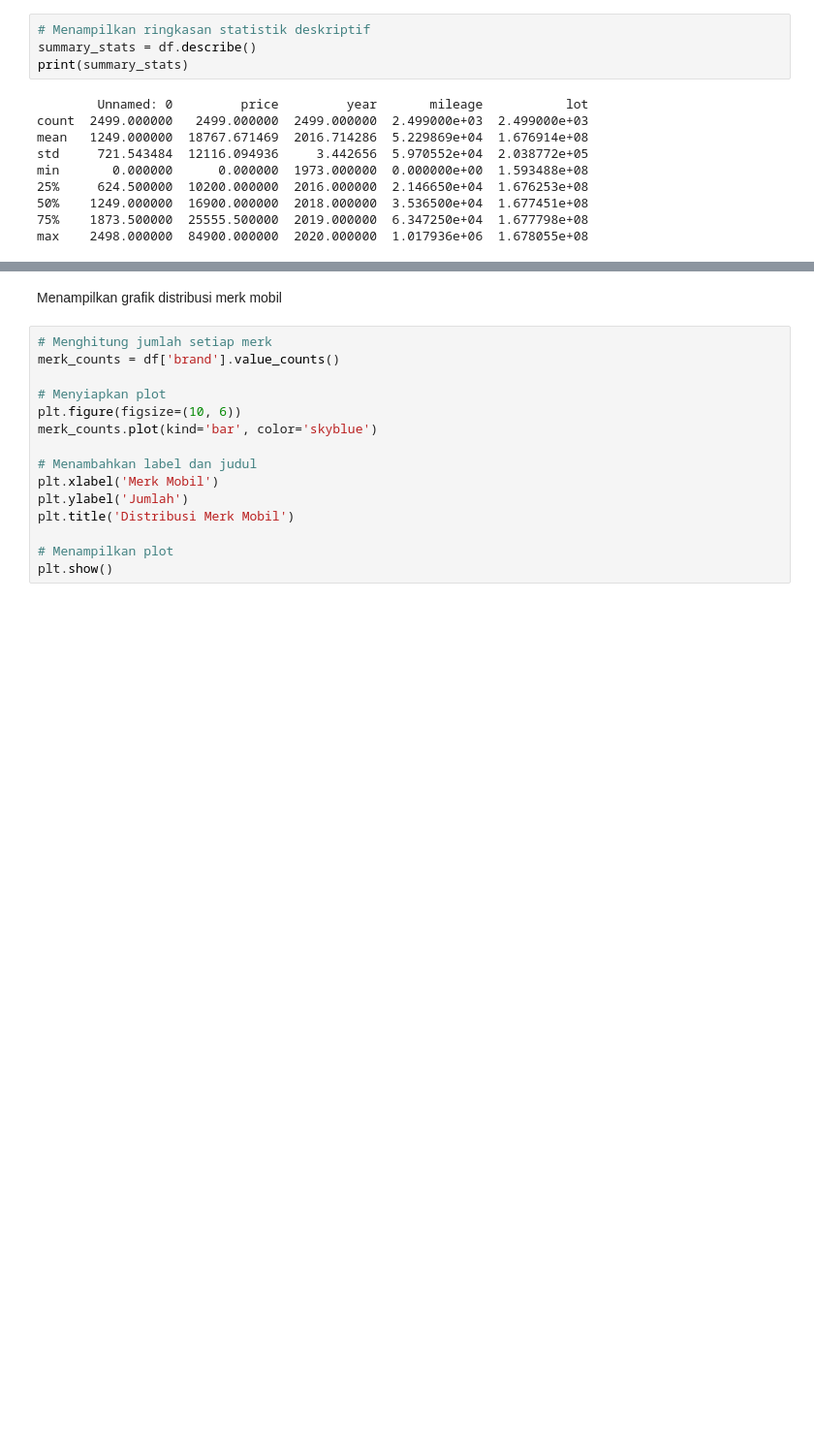
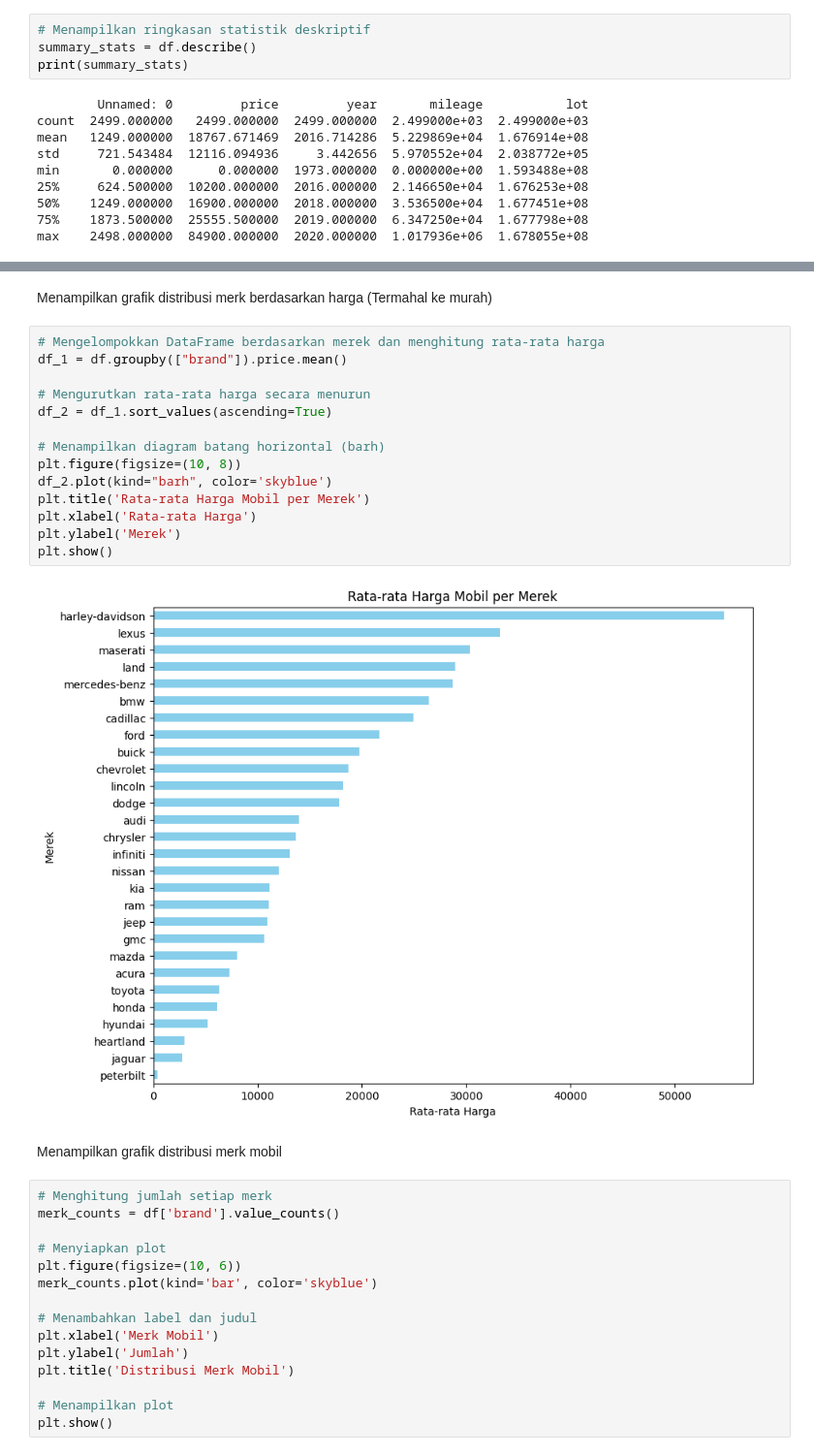
Before and after one commit to aldilbhaskoro/TugasKuliah, a Jupyter notebook: Tubes_Phyton.ipynb, the cells around one changed output, grey strips where cells are left out. Shown at 97% size. Saved outputs shown, nothing was run; the diff lists cells and outputs as text; blank space fills up the shorter version.

```diff
--- a/Tubes_Phyton.ipynb
+++ b/Tubes_Phyton.ipynb
@@ -88,3 +140,21 @@ max    2498.000000  84900.000000  2020.000000  1.017936e+06  1.678055e+08
+# %% [markdown]
+Menampilkan grafik distribusi merk berdasarkan harga (Termahal ke murah)
+# %%
+# Mengelompokkan DataFrame berdasarkan merek dan menghitung rata-rata harga
+df_1 = df.groupby(["brand"]).price.mean()
+
+# Mengurutkan rata-rata harga secara menurun
+df_2 = df_1.sort_values(ascending=True)
+
+# Menampilkan diagram batang horizontal (barh)
+plt.figure(figsize=(10, 8))
+df_2.plot(kind="barh", color='skyblue')
+plt.title('Rata-rata Harga Mobil per Merek')
+plt.xlabel('Rata-rata Harga')
+plt.ylabel('Merek')
+plt.show()
+# %% [output]
+[figure, added]
 # %% [markdown]
 Menampilkan grafik distribusi merk mobil
 # %%
```
Also changed, not shown: parts of 18 cells of this notebook.
